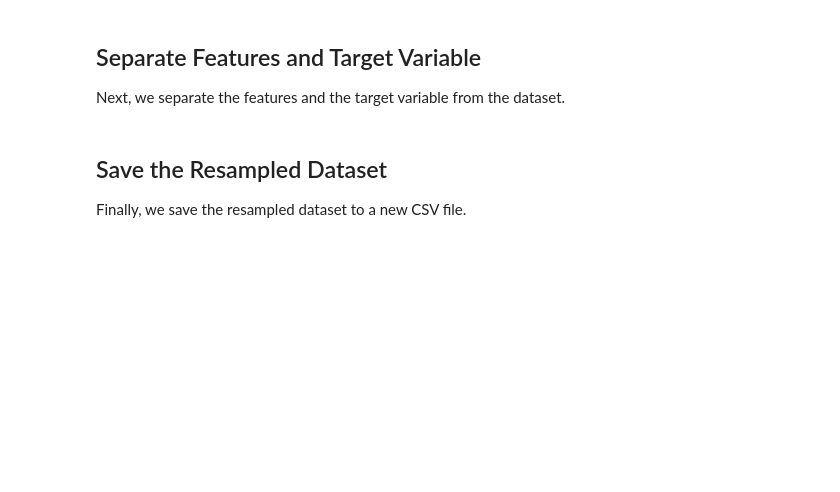
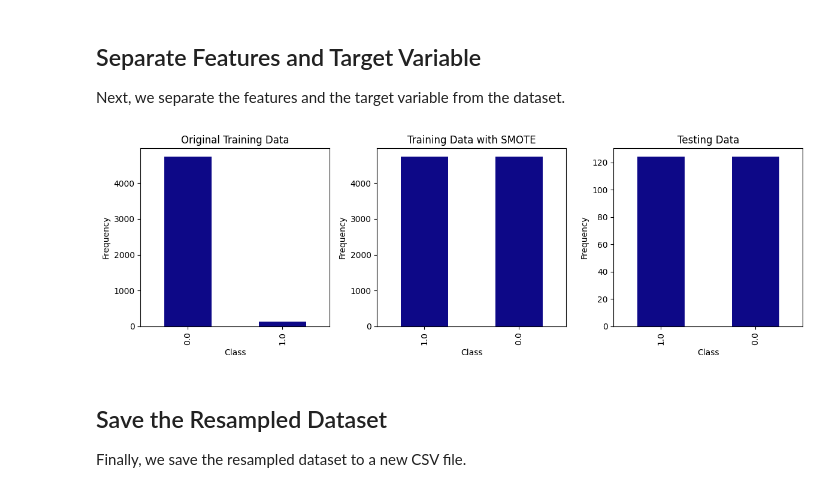
Before and after one commit to YusraEr/Stroke-Prediction-with-ML, a Jupyter notebook: smote.ipynb, the cells around one changed output. Cells and saved outputs as stored; diff of their text form; code cells hidden in the pictures; blank space fills up the shorter version.

Commit message:
Add Visualization on Data Distribution

```diff
--- a/smote.ipynb
+++ b/smote.ipynb
@@ -25,6 +25,39 @@ X_resampled, y_resampled = smote.fit_resample(X, y)
 # Combine resampled features and target variable into a new dataframe
 df_resampled = pd.DataFrame(X_resampled, columns=X.columns)
 df_resampled['y'] = y_resampled
+# %%
+import matplotlib.pyplot as plt
+df_training = pd.read_csv('training_data.csv')
+df_test = pd.read_csv('testing_data.csv')
+
+# Plot class distribution for original training data
+plt.figure(figsize=(12, 4))
+
+plt.subplot(1, 3, 1)
+y.value_counts().plot(kind='bar', colormap="plasma" , title='Original Training Data')
+plt.xlabel('Class')
+plt.ylabel('Frequency')
+
+# Plot class distribution for resampled training data
+plt.subplot(1, 3, 2)
+y_resampled.value_counts().plot(kind='bar', colormap="plasma" , title='Training Data with SMOTE')
+plt.xlabel('Class')
+plt.ylabel('Frequency')
+
+# Separate features and target variable for testing data
+X_test = df_test.drop(columns=['y'])
+y_test = df_test['y']
+
+# Plot class distribution for testing data
+plt.subplot(1, 3, 3)
+y_test.value_counts().plot(kind='bar', colormap="plasma" , title='Testing Data')
+plt.xlabel('Class')
+plt.ylabel('Frequency')
+
+plt.tight_layout()
+plt.show()
+# %% [output]
+[figure, added]
 # %% [markdown]
 ## Save the Resampled Dataset
 Finally, we save the resampled dataset to a new CSV file.
```
Also changed, not shown: 2 other files.
